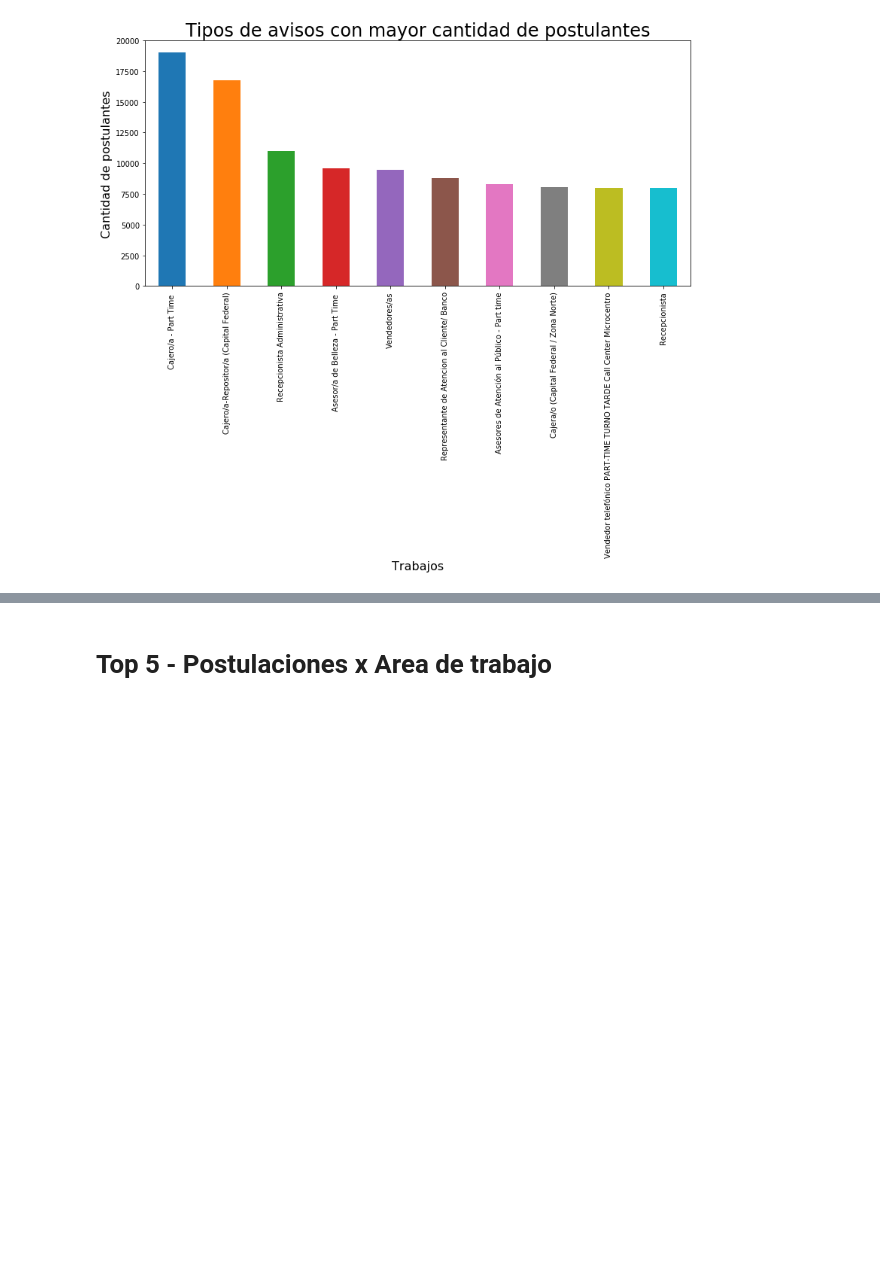
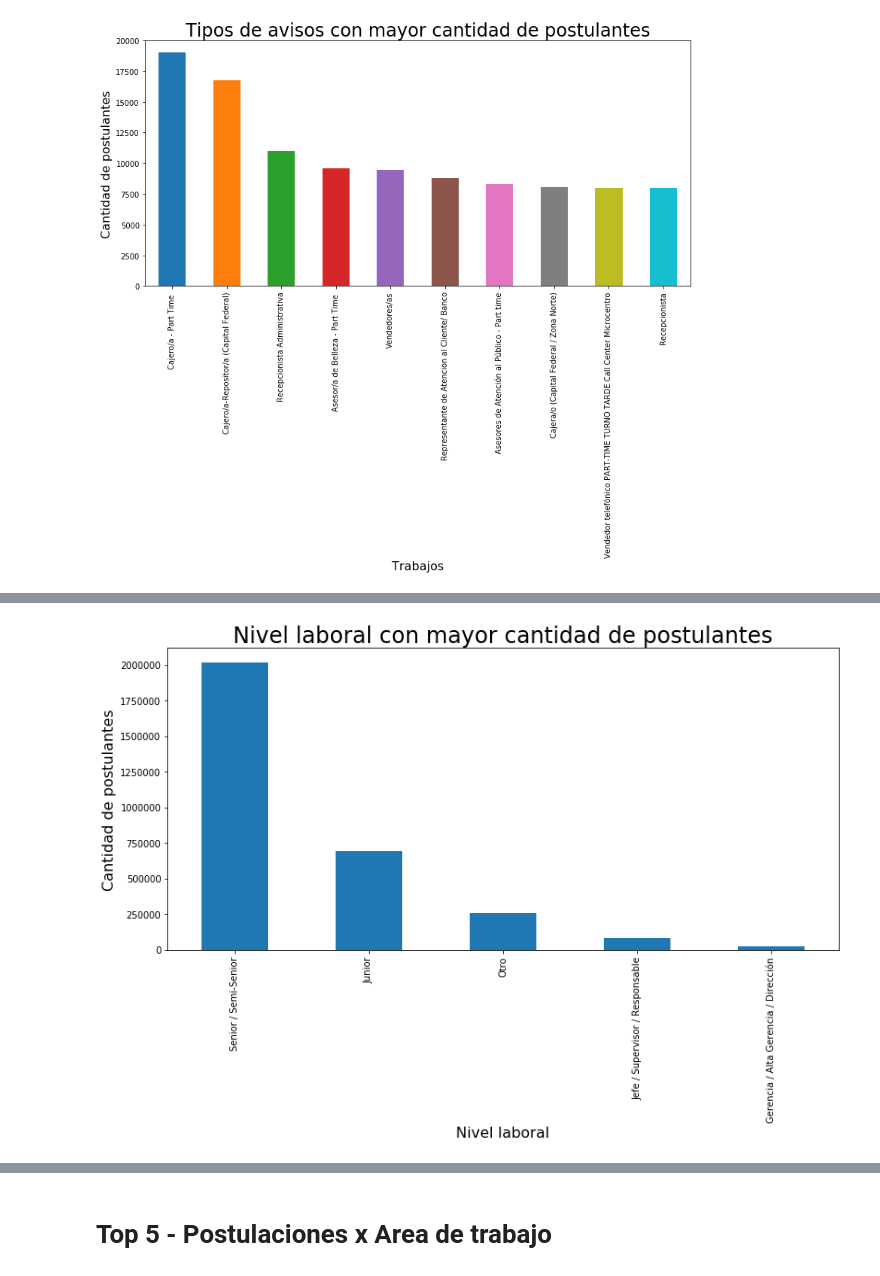
Before and after one commit to BrigliaAn/TP1-AnalisisExploratorio-ZonaJobs, a Jupyter notebook: Tp1-completo.ipynb, the cells around one changed output, grey strips where cells are left out. Saved outputs shown, nothing was run; the diff lists cells and outputs as text; code cells hidden in the pictures; blank space fills up the shorter version.

```diff
--- a/Tp1-completo.ipynb
+++ b/Tp1-completo.ipynb
@@ -1111,0 +1136,11 @@ ax.set_ylabel('Cantidad de postulantes', fontsize= 16);
+# %%
+fig = plt.figure()
+
+ax = merge2['nivel_laboral'].value_counts().plot(kind='bar',figsize=(13,6));
+
+plt.title('Nivel laboral con mayor cantidad de postulantes', fontsize=24)
+
+ax.set_xlabel('Nivel laboral', fontsize= 16)
+ax.set_ylabel('Cantidad de postulantes', fontsize= 16);
+# %% [output]
+[figure, added]
```
Also changed, not shown: parts of 4 cells of this notebook.
